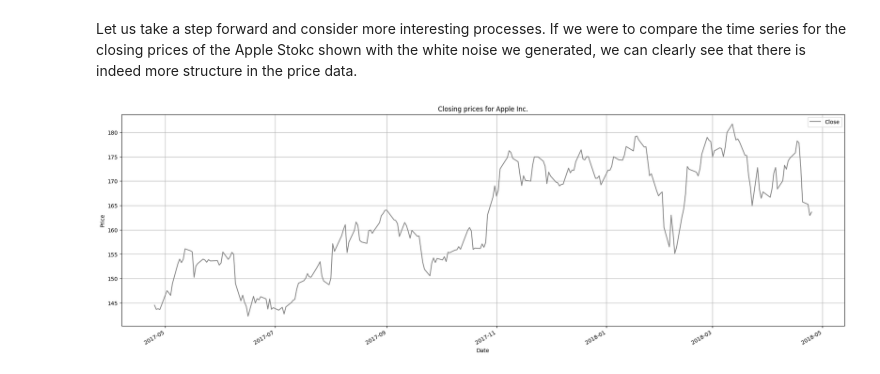
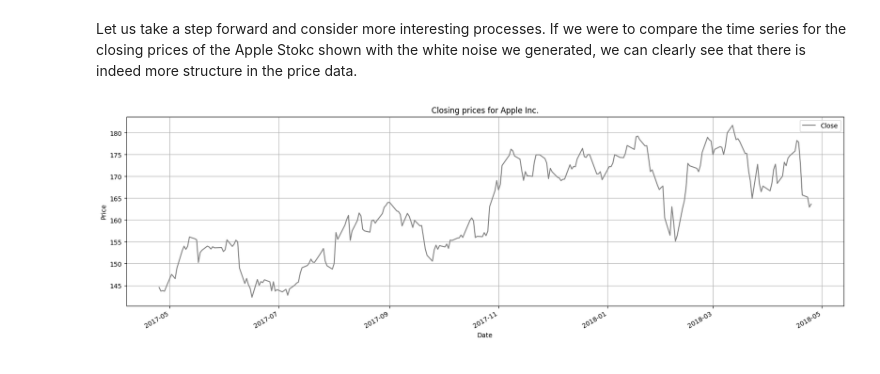
Before and after one commit to RobertoRosa7/python, a Jupyter notebook: advanced-data-science/chapter-1.ipynb, the cells around one changed output. Saved outputs shown, nothing was run; the diff lists cells and outputs as text; code cells hidden in the pictures.

```diff
--- a/advanced-data-science/chapter-1.ipynb
+++ b/advanced-data-science/chapter-1.ipynb
@@ -403,12 +518,12 @@ there is indeed more structure in the price data.
 # %%
 arr = appl['Close'].plot(
     color=['gray'],
-    figsize=(24, 8),
+    figsize=(20, 6),
     grid=True,
     title="Closing prices for Apple Inc.",
     xlabel="Date",
     ylabel="Price",
     legend="-"
 )
 # %% [output]
-[figure, old version]
+[figure, new version]
```
Also changed, not shown: parts of 57 cells of this notebook, 13 other files.
